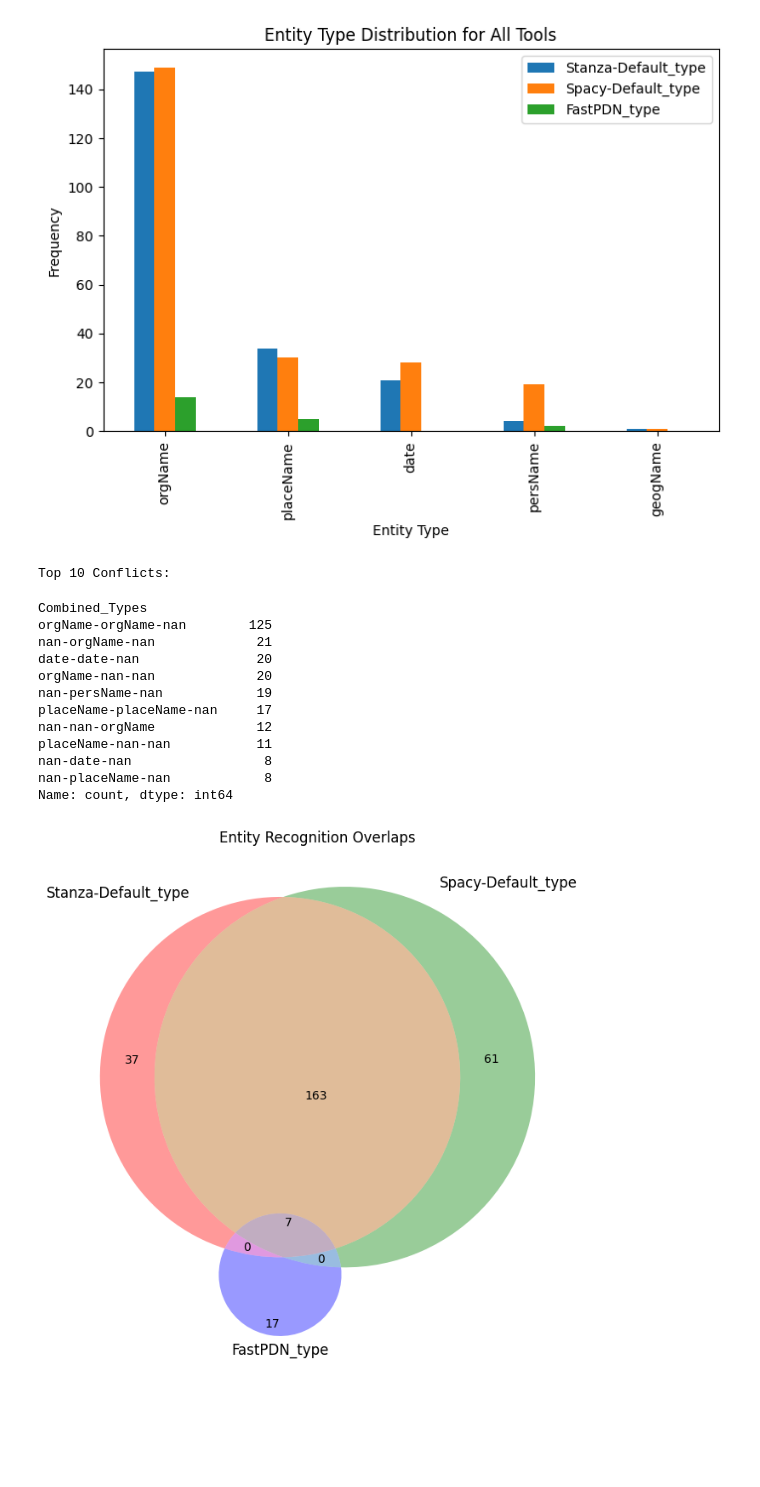
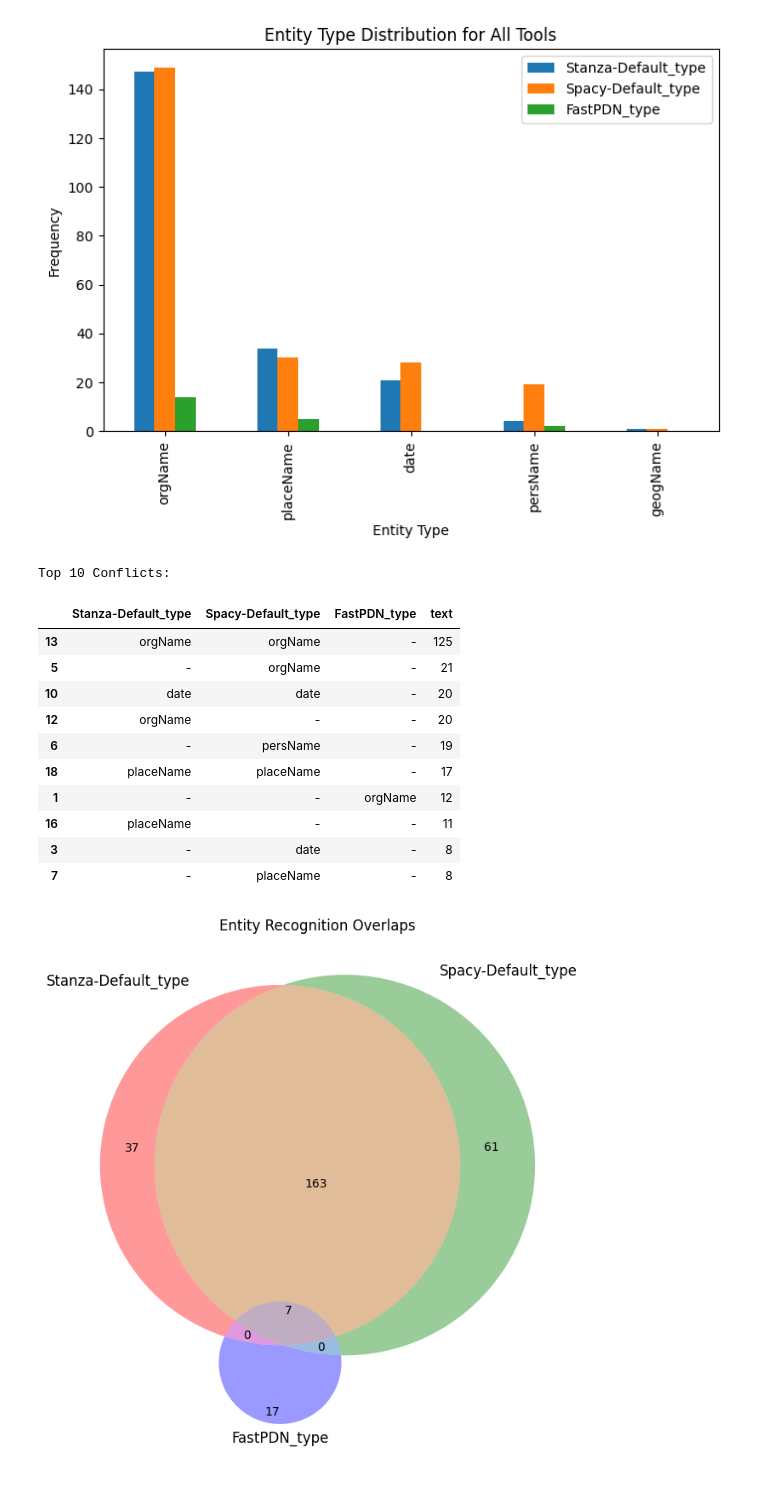
Before and after one commit to axent-pl/ner-compare, a Jupyter notebook: lab.ipynb, the cells around one changed output. Cells and saved outputs as stored; diff of their text form; code cells hidden in the pictures; blank space fills up the shorter version.

Commit message:
Fixed conflicts presentation

```diff
--- a/lab.ipynb
+++ b/lab.ipynb
@@ -80,27 +80,28 @@ plot_entity_distribution(df_base, tool_columns)
 [figure]
 # %%
 def analyse_conflicts(df, tool_columns):
-    df['Combined_Types'] = df[tool_columns].astype(str).agg('-'.join, axis=1)
-    conflicts = df['Combined_Types'].value_counts()
+    _df = df.copy()
+    for c in tool_columns:
+        _df[c] = _df[c].fillna('-')
+    conflicts = _df[tool_columns+['text']].groupby(tool_columns, as_index=False).agg({'text':'count'}).sort_values(by='text', ascending=False)
     return conflicts
 
 conflicts = analyse_conflicts(df_base, tool_columns)
 print("Top 10 Conflicts:")
 conflicts.head(10)
 # %% [output]
 Top 10 Conflicts:
-Combined_Types
-orgName-orgName-nan        125
-nan-orgName-nan             21
-date-date-nan               20
-orgName-nan-nan             20
-nan-persName-nan            19
-placeName-placeName-nan     17
-nan-nan-orgName             12
-placeName-nan-nan           11
-nan-date-nan                 8
-nan-placeName-nan            8
-Name: count, dtype: int64
+|  | Stanza-Default_type | Spacy-Default_type | FastPDN_type | text |
+| 13 | orgName | orgName | - | 125 |
+| 5 | - | orgName | - | 21 |
+| 10 | date | date | - | 20 |
+| 12 | orgName | - | - | 20 |
+| 6 | - | persName | - | 19 |
+| 18 | placeName | placeName | - | 17 |
+| 1 | - | - | orgName | 12 |
+| 16 | placeName | - | - | 11 |
+| 3 | - | date | - | 8 |
+| 7 | - | placeName | - | 8 |
 # %%
 def plot_overlaps(df, tool_columns):
     sets = [set(df[df[tool].notna()].index) for tool in tool_columns]
```
